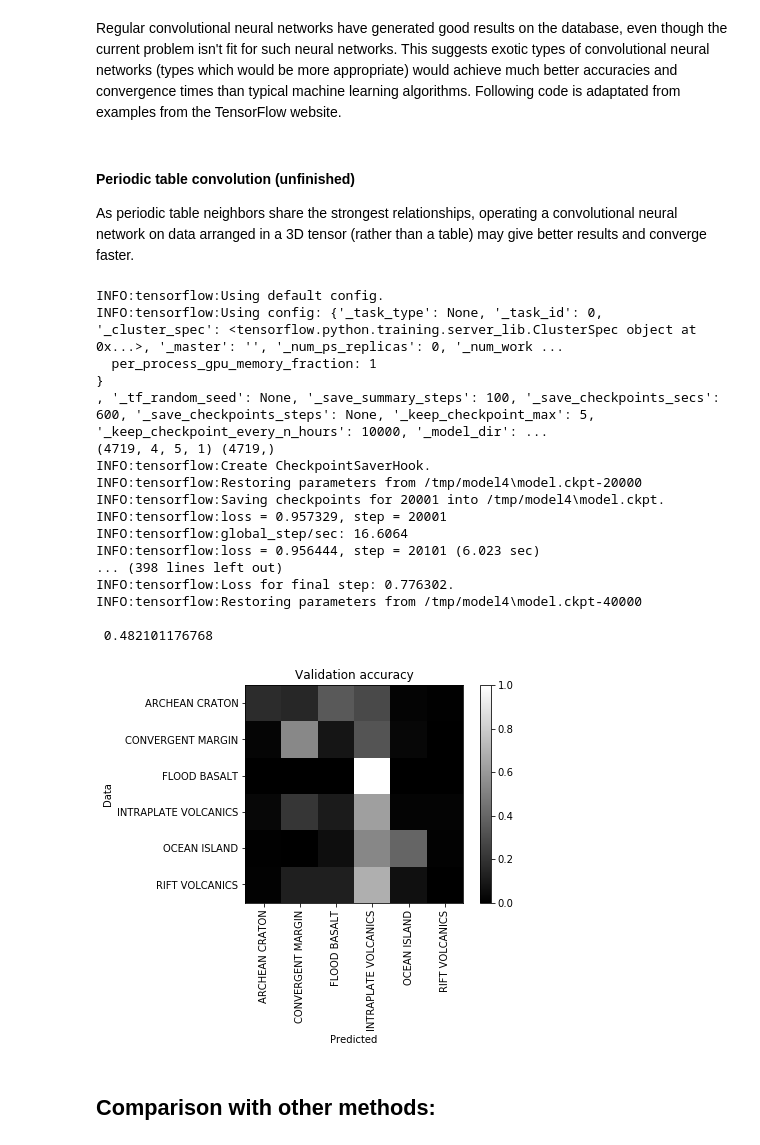
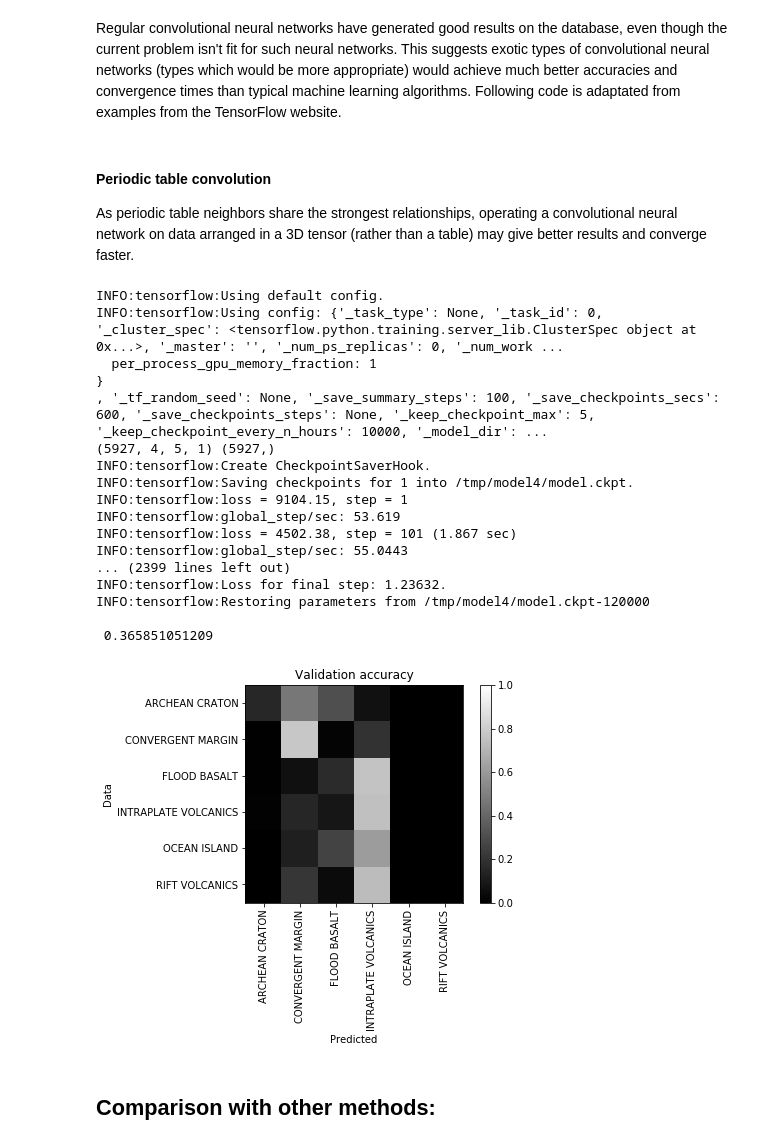
Before and after one commit to groupeLIAMG/Georoc_Geochem_Project, a Jupyter notebook: Discriminating volcanic rock samples' tectonic settings.ipynb, the cells around one changed output. Drawn from its saved outputs; the diff is of its cells as text; code cells hidden in the pictures.

```diff
--- a/Discriminating volcanic rock samples' tectonic settings.ipynb
+++ b/Discriminating volcanic rock samples' tectonic settings.ipynb
@@ -975,5 +1046,5 @@ do_visualize_score(clf, range_1, range_2, 'Layer size', 'Alpha', vmin=0.3, midpo
 # %%
 best_layers = (65,) * 2
-best_alpha  = 0.00001
+best_alpha  = 0.0001
 
 do_validation(MLPClassifier(hidden_layer_sizes=best_layers, alpha=best_alpha, tol=5 * 10e-3))
@@ -980,8 +1055,8 @@ do_validation(MLPClassifier(hidden_layer_sizes=best_layers, alpha=best_alpha, to
 # %%
-# Reliability test
+# Reliability test. Takes one validation file at a time and computes score across the whole database.
 
 # PARAMETERS #
-n_files = 1  # / 234
+n_files = 234  # / 234
 n_out   = 100  # / 233
 ##############
 
@@ -1055,11 +1112,12 @@ Weighted score across samples is: 0.644235132195
 # %% [markdown]
 Regular convolutional neural networks have generated good results on the database, even though the current problem isn't fit for such neural networks. This suggests exotic types of convolutional neural networks (types which would be more appropriate) would achieve much better accuracies and convergence times than typical machine learning algorithms. Following code is adaptated from examples from the TensorFlow website.
 # %% [markdown]
-#### Periodic table convolution (unfinished)
+#### Periodic table convolution
 
 As periodic table neighbors share the strongest relationships, operating a convolutional neural network on data arranged in a 3D tensor (rather than a table) may give better results and converge faster.
 # %%
-# Rearrange data in a 3D tensor.
+# Rearrange data in a 4D tensor of shape (nb_samples, height, width, chromaticity_dimensions). The latter is 1, as data is
+# essentially a monochromatic *image*.
 
 periodic_table = [['NA2O', 'MGO', 'AL2O3', 'SIO2', 'P2O5'],
                   ['K2O',  'CAO', 'SC',    'TIO2', 'MNO' ],
@@ -1067,7 +1125,7 @@ periodic_table = [['NA2O', 'MGO', 'AL2O3', 'SIO2', 'P2O5'],
                   ['TH',   'BA',  'CE',    'HF',   'TA'  ]]
 periodic_table_sizes = (len(periodic_table), len(periodic_table[0]))
 
-def tensor_3D(matrix):
+def tensor_4D(matrix):
     tensor = np.ndarray(shape=(matrix.shape[0], *periodic_table_sizes, 1))
 
     for row_no, row in enumerate(periodic_table):
@@ -1084,7 +1142,7 @@ def convolutional_model(features, labels, mode):
     conv1 = tf.layers.conv2d(
         inputs=input_layer,
         filters=64,
-        kernel_size=[2, 2],
+        kernel_size=[4, 3],
         padding="same",
         activation=tf.nn.relu)
     # pool1 = tf.layers.max_pooling2d(inputs=conv1, pool_size=[1, 1], strides=1)
@@ -1092,8 +1150,8 @@ def convolutional_model(features, labels, mode):
     # Convolutional Layer #2 and Pooling Layer #2
     conv2 = tf.layers.conv2d(
         inputs=conv1,
-        filters=128,
-        kernel_size=[2, 2],
+        filters=64,
+        kernel_size=[4, 3],
         padding="same",
         activation=tf.nn.relu)
     # pool2 = tf.layers.max_pooling2d(inputs=conv2, pool_size=[1, 1], strides=1)
@@ -1132,45 +1190,45 @@ def convolutional_model(features, labels, mode):
 # %%
 # Create the Estimator
 classifier = learn.SKCompat(learn.Estimator(model_fn=convolutional_model, model_dir="/tmp/model4"))
 
 # Format data
 with tf.Session() as session:
-    X_tf_train, X_tf_test = tensor_3D(X_train), tensor_3D(X_test)
+    X_tf_train, X_tf_test = tensor_4D(X_train), tensor_4D(X_test)
     X_tf_train, X_tf_test = session.run([tf.cast(X_tf_train, tf.float32), tf.cast(X_tf_test, tf.float32)])
     y_tf_train, y_tf_test = to_int(y_train).as_matrix(), to_int(y_test).as_matrix()  # to_one_hot(to_int(y_train)), to_one_hot(to_int(y_test))
     y_tf_train, y_tf_test = session.run([tf.cast(y_tf_train, tf.float32), tf.cast(y_tf_test, tf.float32)])
 
 print(X_tf_test.shape, y_tf_test.shape)
 # Train the model
-classifier.fit(x=X_tf_train, y=y_tf_train, batch_size=200, steps=20000)
+classifier.fit(x=X_tf_train, y=y_tf_train, batch_size=200, steps=120000)
 
 # Evaluate the model and print results
 eval_results = classifier.predict(x=X_tf_test)['classes']
 
 with tf.Session() as session:
     conf = tf.confusion_matrix(y_tf_test, eval_results).eval()
 
 print('\n', f1_score(y_tf_test, eval_results, average='weighted'))
 print_confusion_matrix(conf)
 # %% [output]
 INFO:tensorflow:Using default config.
 INFO:tensorflow:Using config: {'_task_type': None, '_task_id': 0, '_cluster_spec': <tensorflow.python.training.server_lib.ClusterSpec object at 0x...>, '_master': '', '_num_ps_replicas': 0, '_num_work ...
   per_process_gpu_memory_fraction: 1
 }
 , '_tf_random_seed': None, '_save_summary_steps': 100, '_save_checkpoints_secs': 600, '_save_checkpoints_steps': None, '_keep_checkpoint_max': 5, '_keep_checkpoint_every_n_hours': 10000, '_model_dir': ...
-(4719, 4, 5, 1) (4719,)
+(5927, 4, 5, 1) (5927,)
 INFO:tensorflow:Create CheckpointSaverHook.
-INFO:tensorflow:Restoring parameters from /tmp/model4\model.ckpt-20000
-INFO:tensorflow:Saving checkpoints for 20001 into /tmp/model4\model.ckpt.
-INFO:tensorflow:loss = 0.957329, step = 20001
-INFO:tensorflow:global_step/sec: 16.6064
-INFO:tensorflow:loss = 0.956444, step = 20101 (6.023 sec)
-... (398 lines left out)
-INFO:tensorflow:Loss for final step: 0.776302.
-INFO:tensorflow:Restoring parameters from /tmp/model4\model.ckpt-40000
+INFO:tensorflow:Saving checkpoints for 1 into /tmp/model4/model.ckpt.
+INFO:tensorflow:loss = 9104.15, step = 1
+INFO:tensorflow:global_step/sec: 53.619
+INFO:tensorflow:loss = 4502.38, step = 101 (1.867 sec)
+INFO:tensorflow:global_step/sec: 55.0443
+... (2399 lines left out)
+INFO:tensorflow:Loss for final step: 1.23632.
+INFO:tensorflow:Restoring parameters from /tmp/model4/model.ckpt-120000
 
- 0.482101176768
+ 0.365851051209
-[figure, old version]
+[figure, new version]
 # %% [markdown]
 ## Comparison with other methods:
 # %%
```
Also changed, not shown: parts of 19 cells of this notebook.
